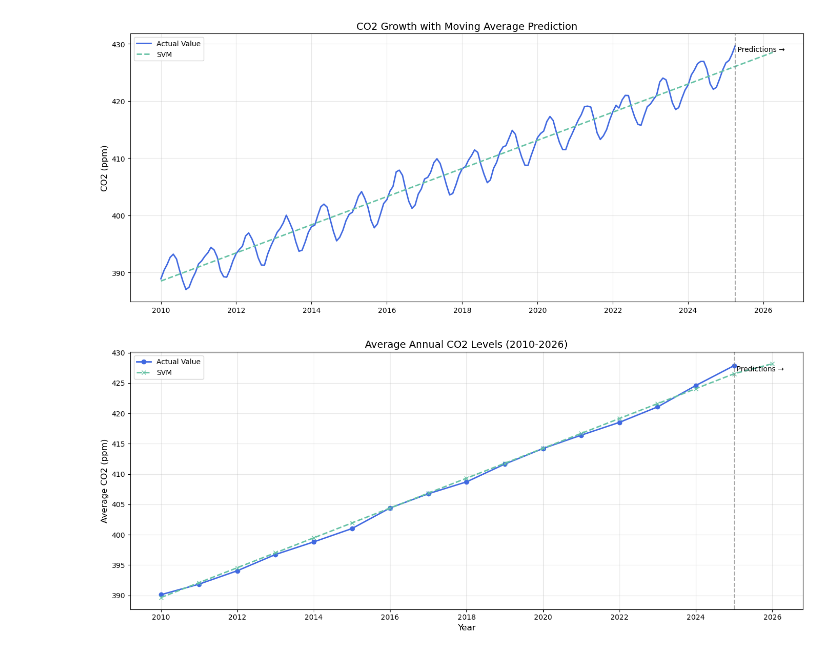
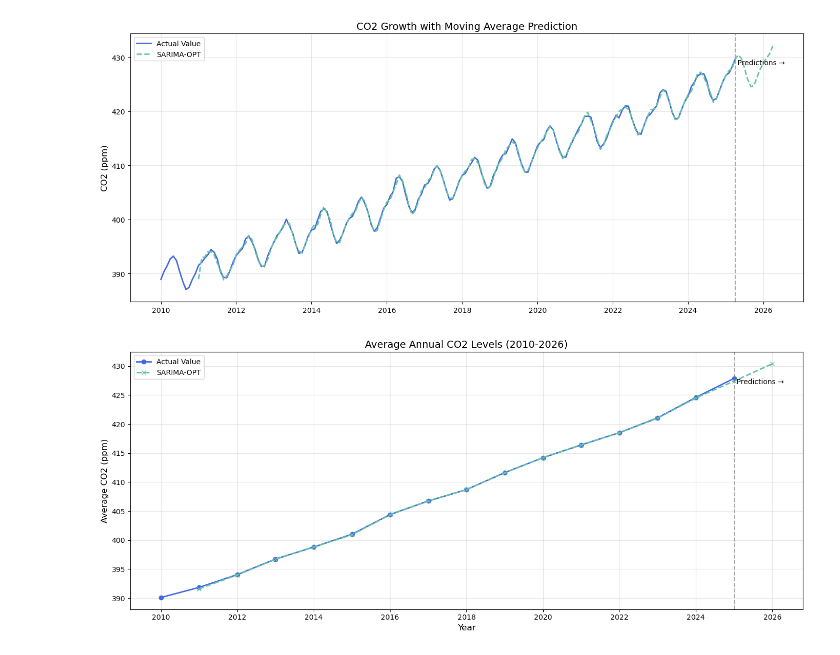
Before and after one commit to aLieexe/statistika-final-proj, a Jupyter notebook: src/plot-prediction.ipynb, the cells around one changed output. Saved outputs shown, nothing was run; the diff lists cells and outputs as text; code cells hidden in the pictures.

```diff
--- a/src/plot-prediction.ipynb
+++ b/src/plot-prediction.ipynb
@@ -105,22 +105,22 @@ def plotYearlyAvg(df, valueCol='Value', otherCols=None, title='Annual CO2 Levels
 # %%
 df['Date'] = pd.to_datetime(df['Date'])
 
 # colsName = ['MovingAvg', 'RMA_Pred', 'PercAvg_Pred', 'ExpSmooth', 'MonteCarlo_Pred'. 'ArimaPred', 'SarimaPred', 'LinearRegPred', 'SVM]
 
-colsName = ['SVM']
+colsName = ['SARIMA-OPT']
 dir = '../plots/individual/'
-methodName = 'SVM'
+methodName = 'SARIMA-OPT'
 
 plotTimeSeries(df, otherCols=colsName, title='CO2 Growth with Moving Average Prediction')
 plt.savefig(f'{dir}{methodName}_CO2_growth.png')
 plt.show()
 
 
 
 df['Date'] = pd.to_datetime(df['Date'])
 yearlyPlot = plotYearlyAvg(df, otherCols=colsName, title='Average Annual CO2 Levels (2010-2026)')
 plt.savefig(f'{dir}{methodName}_yearly_trend_avg.png')
 plt.show()
 # %% [output]
-[figure, old version]
+[figure, new version]
-[figure, old version]
+[figure, new version]
```
Also changed, not shown: parts of 1 cell of this notebook, 11 other files.
